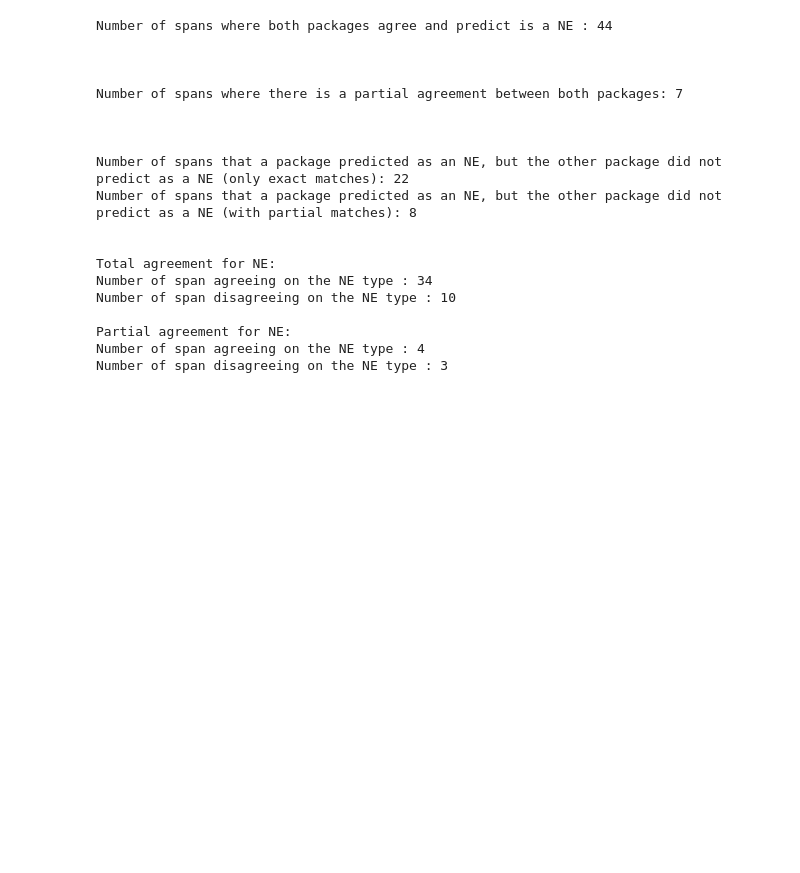
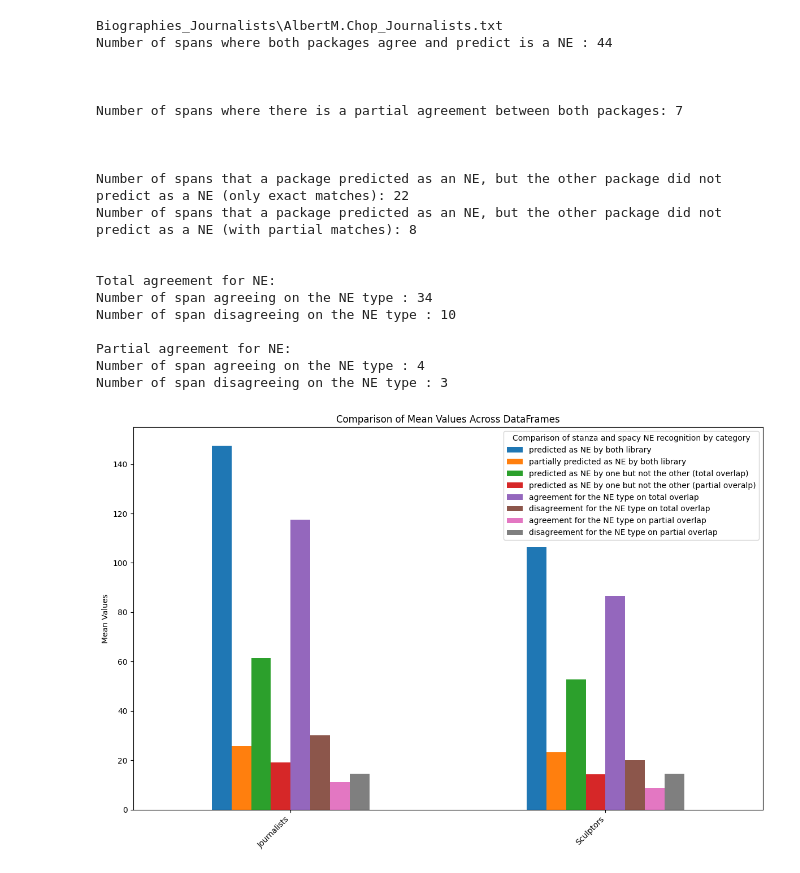
Before and after one commit to marinmss/m1-datascience-project, a Jupyter notebook: src/part2_NER_analysis_by_entity_type.ipynb, the cells around one changed output. Drawn from its saved outputs; the diff is of its cells as text; code cells hidden in the pictures; blank space fills up the shorter version.

Commit message:
update with plots

```diff
--- a/src/part2_NER_analysis_by_entity_type.ipynb
+++ b/src/part2_NER_analysis_by_entity_type.ipynb
@@ -52,10 +52,9 @@ def one_but_not_the_other(df_docrow):
     return only_in_one_complete, only_in_one_partial
 
 def find_tuple_with_first_value(tuples_list, specific_value):
-    #print(tuples_list)
-    #print(specific_value)
     """Returns the tuple with the specific_value as the first element if found, else None."""
     for tup in tuples_list:
+        #print('f', tup, specific_value)
         if tup[0] == specific_value:
             return tup
     return None
@@ -63,6 +62,7 @@ def find_tuple_with_first_value(tuples_list, specific_value):
 def find_tuple_containing_value(tuples_list, specific_value):
     """Returns the tuple with the specific_value as the first element if found, else None."""
     for tup in tuples_list:
+        #print('c', tup, specific_value)
         if specific_value in tup[0] :
             return tup
     return None
@@ -97,9 +97,13 @@ def agreement_ne_type_partial(df_docrow):
     agree = 0
     disagree = 0
     for span in spans_agreement:
-            if(find_tuple_with_first_value(row_span_spacy, span) != None and find_tuple_with_first_value(row_span_spacy, span)[1] == find_tuple_containing_value(row_span_stanza, span)[1]):
+            if(find_tuple_with_first_value(row_span_spacy, span) != None
+            and find_tuple_containing_value(row_span_stanza, span) != None
+            and find_tuple_with_first_value(row_span_spacy, span)[1] == find_tuple_containing_value(row_span_stanza, span)[1]):
                 agree +=1
-            elif(find_tuple_with_first_value(row_span_stanza, span) != None and find_tuple_with_first_value(row_span_stanza, span)[1] == find_tuple_containing_value(row_span_spacy, span)[1]):
+            elif(find_tuple_with_first_value(row_span_stanza, span) != None
+            and find_tuple_containing_value(row_span_spacy, span) != None
+            and find_tuple_with_first_value(row_span_stanza, span)[1] == find_tuple_containing_value(row_span_spacy, span)[1]):
                 agree +=1
             else:
                 disagree +=1
@@ -129,10 +173,41 @@ def comparison_stanza_spacy(pd_df, doc):
+# %%
+import matplotlib.pyplot as plt
+
+def plot_mean_comparison(dataframes, cat):
+    """
+    (e) Use visualisation to compare the above statistics, per category per package (i.e. Spacy vs Stanza)
+    plot the mean for each column across several dataframes (here for Journalists and Sculptors)
+
+    :param dataframes: List of DataFrames generated by mean_all_values
+    :param act: List of categories for each DataFrame
+    """
+    means = []
+
+    for df in dataframes:
+        df = df.rename(columns={'both_NE': 'predicted as NE by both library', 'both_partial_NE': 'partially predicted as NE by both library', 'complete_one': 'predicted as NE by one but not the other (total overlap)', 'partial_one': 'predicted as NE by one but not the other (partial overalp)',
+                           'total_agree': 'agreement for the NE type on total overlap', 'total_disagree': 'disagreement for the NE type on total overlap', 'partial_agree': 'agreement for the NE type on partial overlap', 'partial_disagree': 'disagreement for the NE type on partial overlap'})
+        means.append(df.drop(columns=['file_name']).mean())
+
+    means_df = pd.DataFrame(means, index=cat)
+
+    # Plotting the means
+    ax = means_df.plot(kind='bar', figsize=(12, 8))
+
+    ax.set_ylabel('Mean Values')
+    ax.set_title('Comparison of Mean Values Across DataFrames')
+    plt.xticks(rotation=45, ha='right')
+    plt.legend(title='Comparison of stanza and spacy NE recognition by category')
+    plt.tight_layout()
+    plt.show()
 # %%
 df_journalists = pd.read_pickle('ents_journalists.pkl')
 df_sculptors = pd.read_pickle('ents_sculptors.pkl')
 # %%
-#example output with one of the journalists file
-comparison_stanza_spacy(df_journalists, 'Biographies_Journalists\\AlbertM.Chop_Journalists.txt')
+#example output with str output with one of the journalists file
+
+comparison_stanza_spacy_printout(df_journalists, 'Biographies_Journalists\\AlbertM.Chop_Journalists.txt')
 # %% [output]
+Biographies_Journalists\AlbertM.Chop_Journalists.txt
 Number of spans where both packages agree and predict is a NE : 44
 
 
@@ -152,5 +227,8 @@ Number of span disagreeing on the NE type : 10
 Partial agreement for NE:
 Number of span agreeing on the NE type : 4
 Number of span disagreeing on the NE type : 3
-# %% [markdown]
-###
+# %%
+#Comparison of the two package on both categories
+plot_mean_comparison([all_values_per_category(df_journalists), all_values_per_category(df_sculptors)], ['Journalists','Sculptors'])
+# %% [output]
+[figure, added]
```
Also changed, not shown: parts of 2 cells of this notebook.
